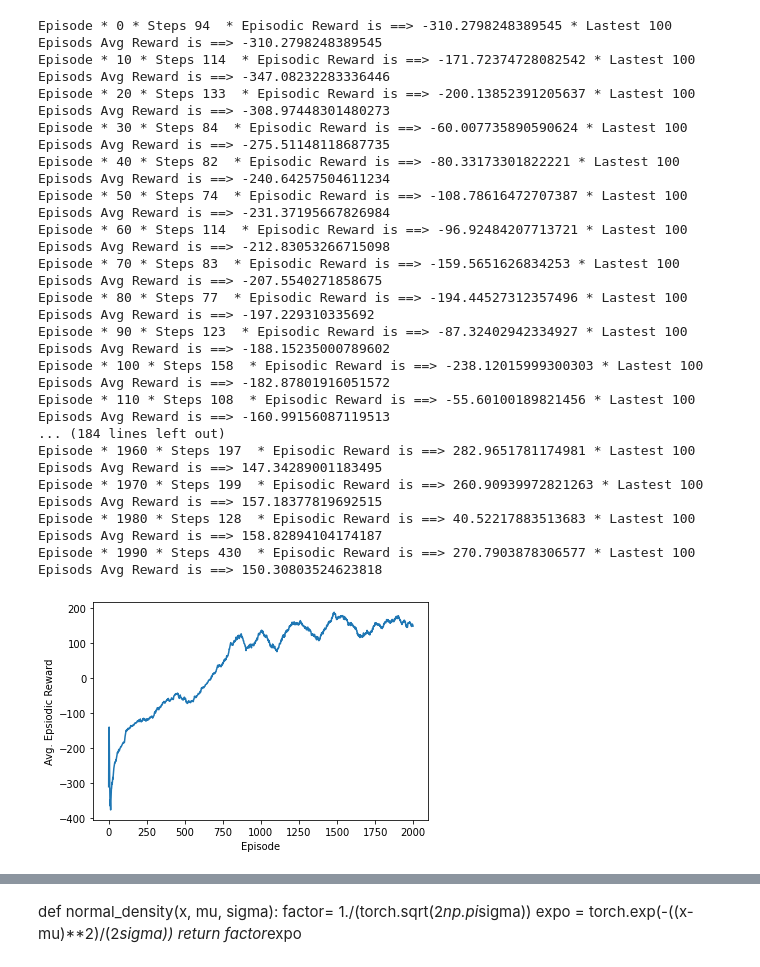
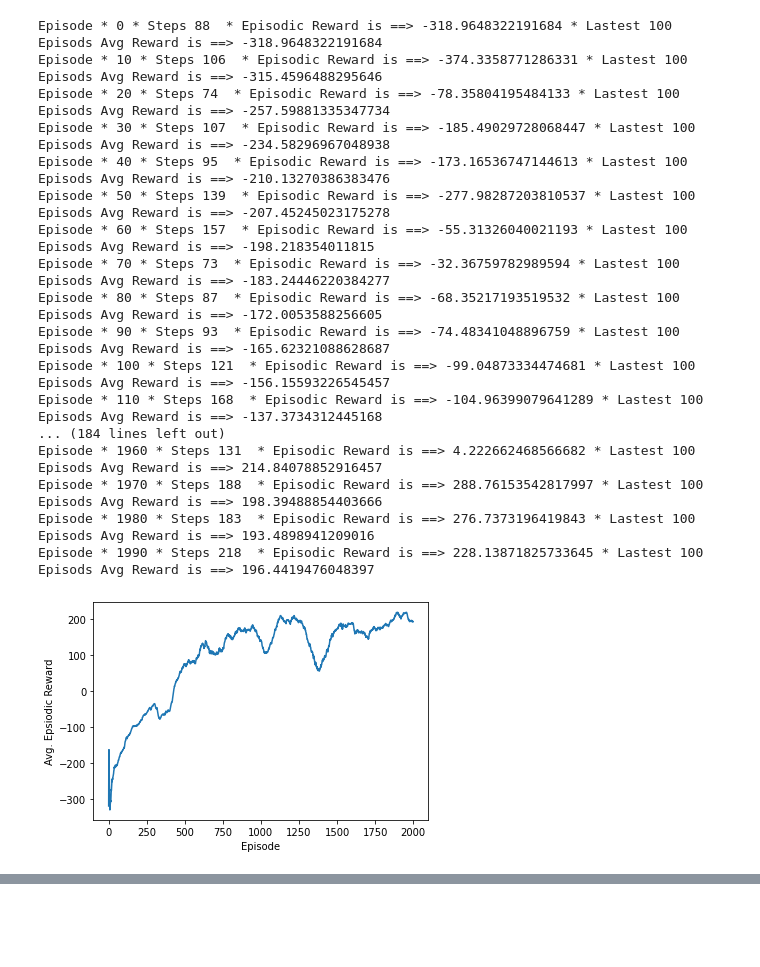
Before and after one commit to qzhou-2020/HEC_80629A_H2021, a Jupyter notebook: zishi/PPO_pytorch_continous.ipynb, the cells around one changed output, grey strips where cells are left out. Saved outputs shown, nothing was run; the diff lists cells and outputs as text; code cells hidden in the pictures; blank space fills up the shorter version.

```diff
--- a/zishi/PPO_pytorch_continous.ipynb
+++ b/zishi/PPO_pytorch_continous.ipynb
@@ -41,11 +41,11 @@ class actor(nn.Module):
         super(actor, self).__init__()
         self.inputs = nn.Linear(input_shape, 512)
         self.input_activation = nn.ReLU()
-        self.input_mean = nn.Linear(512, 256)
-        self.output_mean = nn.Linear(256, output_shape)
+        self.input_mean = nn.Linear(512, 512)
+        self.output_mean = nn.Linear(512, output_shape)
         self.actor_mean = nn.Tanh()
-        self.input_sigma = nn.Linear(512, 256)
-        self.output_sigma = nn.Linear(256, output_shape)
+        self.input_sigma = nn.Linear(512, 512)
+        self.output_sigma = nn.Linear(512, output_shape)
         self.actor_sigma = nn.Sigmoid()
 
     def forward(self, x):
@@ -70,8 +70,8 @@ class critic(nn.Module):
 
         self.inputs = nn.Linear(input_shape, 512)
         self.input_activation = nn.ReLU()
-        self.layers = nn.Linear(512, 256)
-        self.output = nn.Linear(256, output_shape)
+        self.layers = nn.Linear(512, 512)
+        self.output = nn.Linear(512, output_shape)
 
     def forward(self, x):
         lvl = self.inputs(x)
@@ -113,7 +113,6 @@ optimizer_actor = optim.Adam(actor_model.parameters(), lr=lr_actor)
 optimizer_critic = optim.Adam(critic_model.parameters(), lr=lr_critic)
 # %%
 for ep in range(max_episodes):
-    buffer = ReplayBuffer(memory_size=memory_size)
     episodic_reward = 0
     state = gym_env.reset()
     done = False
@@ -168,54 +167,49 @@ for ep in range(max_episodes):
         optimizer_critic.step()
         r = torch.div(pi, old_pi)
         c_eps = torch.max(torch.min(r, torch.tensor(1+epsilon, dtype=torch.float32)), torch.tensor(1-epsilon, dtype=torch.float32))
         psi = psi.detach()
         actor_model.train()
         actor_loss = -torch.mean(torch.min(r*psi,c_eps*psi))
         optimizer_actor.zero_grad()
         actor_loss.backward()
         nn.utils.clip_grad_norm_(actor_model.parameters(), max_norm=1.0)
         optimizer_actor.step()
 
     ep_reward_list.append(episodic_reward)
     ep_steps_list.append(steps)
     avg_reward = np.mean(ep_reward_list[-100:])
     avg_reward_list.append(avg_reward)
 
     if ep%10 == 0:
         print(f"Episode * {ep} * Steps {steps}  * Episodic Reward is ==> {episodic_reward} * Lastest 100 Episods Avg Reward is ==> {avg_reward}")
 
 plt.plot(avg_reward_list)
 plt.xlabel("Episode")
 plt.ylabel("Avg. Epsiodic Reward")
 plt.show()
 
 content = {"ep_reward":ep_reward_list,"avg_reward":avg_reward_list, "steps":ep_steps_list}
 df = pd.DataFrame(content)
 df.to_csv(f'ppo_{date_time}.csv')
 files.download(f'ppo_{date_time}.csv')
 # %% [output]
-Episode * 0 * Steps 94  * Episodic Reward is ==> -310.2798248389545 * Lastest 100 Episods Avg Reward is ==> -310.2798248389545
-Episode * 10 * Steps 114  * Episodic Reward is ==> -171.72374728082542 * Lastest 100 Episods Avg Reward is ==> -347.08232283336446
-Episode * 20 * Steps 133  * Episodic Reward is ==> -200.13852391205637 * Lastest 100 Episods Avg Reward is ==> -308.97448301480273
-Episode * 30 * Steps 84  * Episodic Reward is ==> -60.007735890590624 * Lastest 100 Episods Avg Reward is ==> -275.51148118687735
-Episode * 40 * Steps 82  * Episodic Reward is ==> -80.33173301822221 * Lastest 100 Episods Avg Reward is ==> -240.64257504611234
-Episode * 50 * Steps 74  * Episodic Reward is ==> -108.78616472707387 * Lastest 100 Episods Avg Reward is ==> -231.37195667826984
-Episode * 60 * Steps 114  * Episodic Reward is ==> -96.92484207713721 * Lastest 100 Episods Avg Reward is ==> -212.83053266715098
-Episode * 70 * Steps 83  * Episodic Reward is ==> -159.5651626834253 * Lastest 100 Episods Avg Reward is ==> -207.5540271858675
-Episode * 80 * Steps 77  * Episodic Reward is ==> -194.44527312357496 * Lastest 100 Episods Avg Reward is ==> -197.229310335692
-Episode * 90 * Steps 123  * Episodic Reward is ==> -87.32402942334927 * Lastest 100 Episods Avg Reward is ==> -188.15235000789602
-Episode * 100 * Steps 158  * Episodic Reward is ==> -238.12015999300303 * Lastest 100 Episods Avg Reward is ==> -182.87801916051572
-Episode * 110 * Steps 108  * Episodic Reward is ==> -55.60100189821456 * Lastest 100 Episods Avg Reward is ==> -160.99156087119513
+Episode * 0 * Steps 88  * Episodic Reward is ==> -318.9648322191684 * Lastest 100 Episods Avg Reward is ==> -318.9648322191684
+Episode * 10 * Steps 106  * Episodic Reward is ==> -374.3358771286331 * Lastest 100 Episods Avg Reward is ==> -315.4596488295646
+Episode * 20 * Steps 74  * Episodic Reward is ==> -78.35804195484133 * Lastest 100 Episods Avg Reward is ==> -257.59881335347734
+Episode * 30 * Steps 107  * Episodic Reward is ==> -185.49029728068447 * Lastest 100 Episods Avg Reward is ==> -234.58296967048938
+Episode * 40 * Steps 95  * Episodic Reward is ==> -173.16536747144613 * Lastest 100 Episods Avg Reward is ==> -210.13270386383476
+Episode * 50 * Steps 139  * Episodic Reward is ==> -277.98287203810537 * Lastest 100 Episods Avg Reward is ==> -207.45245023175278
+Episode * 60 * Steps 157  * Episodic Reward is ==> -55.31326040021193 * Lastest 100 Episods Avg Reward is ==> -198.218354011815
+Episode * 70 * Steps 73  * Episodic Reward is ==> -32.36759782989594 * Lastest 100 Episods Avg Reward is ==> -183.24446220384277
+Episode * 80 * Steps 87  * Episodic Reward is ==> -68.35217193519532 * Lastest 100 Episods Avg Reward is ==> -172.0053588256605
+Episode * 90 * Steps 93  * Episodic Reward is ==> -74.48341048896759 * Lastest 100 Episods Avg Reward is ==> -165.62321088628687
+Episode * 100 * Steps 121  * Episodic Reward is ==> -99.04873334474681 * Lastest 100 Episods Avg Reward is ==> -156.15593226545457
+Episode * 110 * Steps 168  * Episodic Reward is ==> -104.96399079641289 * Lastest 100 Episods Avg Reward is ==> -137.3734312445168
 ... (184 lines left out)
-Episode * 1960 * Steps 197  * Episodic Reward is ==> 282.9651781174981 * Lastest 100 Episods Avg Reward is ==> 147.34289001183495
-Episode * 1970 * Steps 199  * Episodic Reward is ==> 260.90939972821263 * Lastest 100 Episods Avg Reward is ==> 157.18377819692515
-Episode * 1980 * Steps 128  * Episodic Reward is ==> 40.52217883513683 * Lastest 100 Episods Avg Reward is ==> 158.82894104174187
-Episode * 1990 * Steps 430  * Episodic Reward is ==> 270.7903878306577 * Lastest 100 Episods Avg Reward is ==> 150.30803524623818
+Episode * 1960 * Steps 131  * Episodic Reward is ==> 4.222662468566682 * Lastest 100 Episods Avg Reward is ==> 214.84078852916457
+Episode * 1970 * Steps 188  * Episodic Reward is ==> 288.76153542817997 * Lastest 100 Episods Avg Reward is ==> 198.39488854403666
+Episode * 1980 * Steps 183  * Episodic Reward is ==> 276.7373196419843 * Lastest 100 Episods Avg Reward is ==> 193.4898941209016
+Episode * 1990 * Steps 218  * Episodic Reward is ==> 228.13871825733645 * Lastest 100 Episods Avg Reward is ==> 196.4419476048397
-[figure, old version]
+[figure, new version]
 [interactive output not drawn]
 [interactive output not drawn]
-# %% [markdown]
-def normal_density(x, mu, sigma):
-    factor= 1./(torch.sqrt(2*np.pi*sigma))
-    expo = torch.exp(-((x-mu)**2)/(2*sigma))
-    return factor*expo
```
Also changed, not shown: parts of 2 cells of this notebook, 1 other file.
